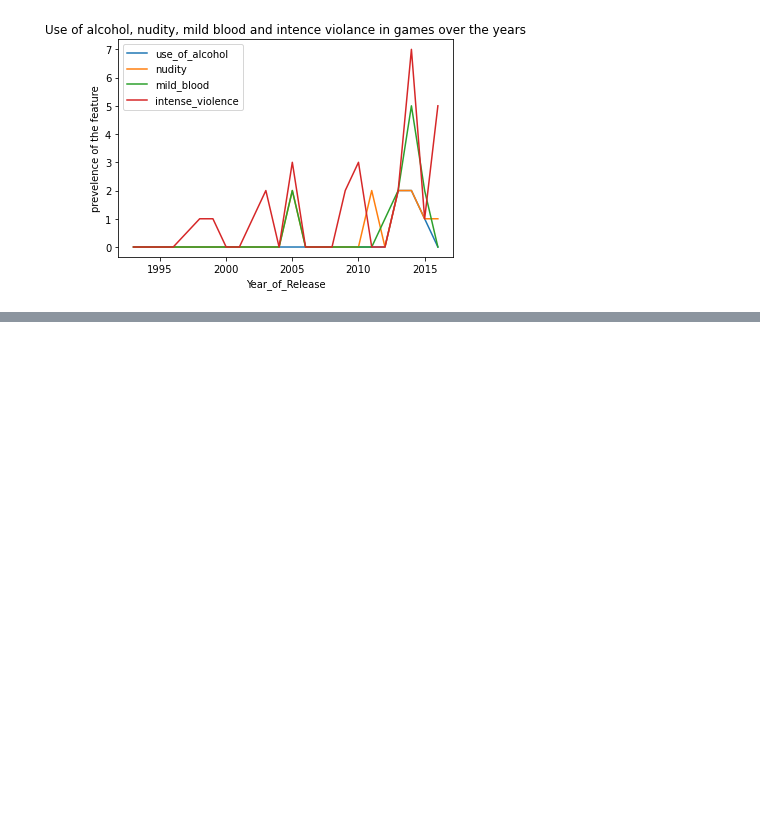
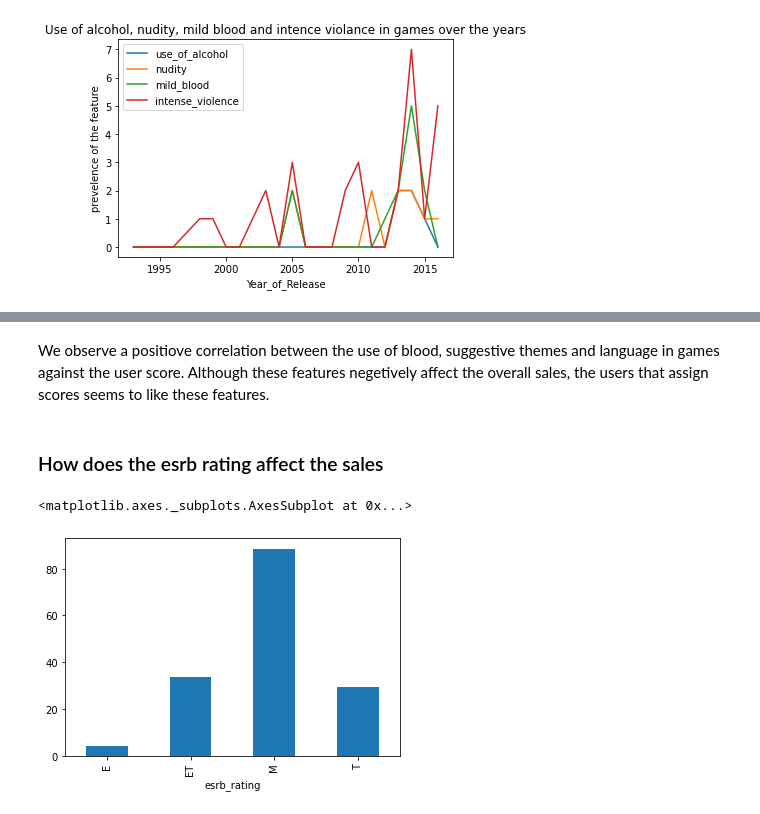
Before and after one commit to ayeshnayana/EDA_Video_game_sales-ratings, a Jupyter notebook: EDA on video game sales and ratings.ipynb, the cells around one changed output, grey strips where cells are left out. Saved outputs shown, nothing was run; the diff lists cells and outputs as text; code cells hidden in the pictures; blank space fills up the shorter version.

```diff
--- a/EDA on video game sales and ratings.ipynb
+++ b/EDA on video game sales and ratings.ipynb
@@ -666,0 +696,9 @@ From the figure we observe that there is a gradual increase in intense violance
+# %% [markdown]
+We observe a positiove correlation between the use of blood, suggestive themes and language in games against the user score. Although these features negetively affect the overall sales, the users that assign scores seems to like these features.
+# %% [markdown]
+### How does the esrb rating affect the sales
+# %%
+game_sales_ratings.groupby('esrb_rating')['Global_Sales'].sum().plot(kind='bar')
+# %% [output]
+<matplotlib.axes._subplots.AxesSubplot at 0x...>
+[figure, added]
```
Also changed, not shown: parts of 6 cells of this notebook.
